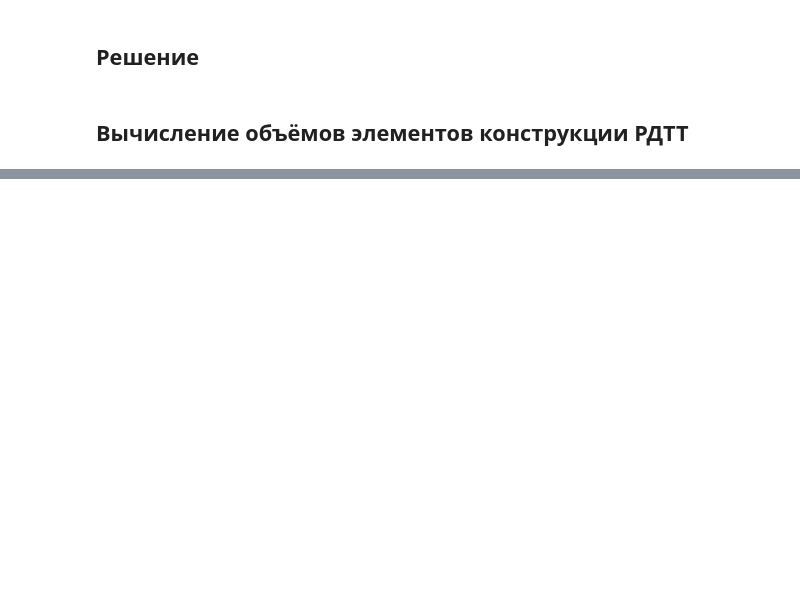
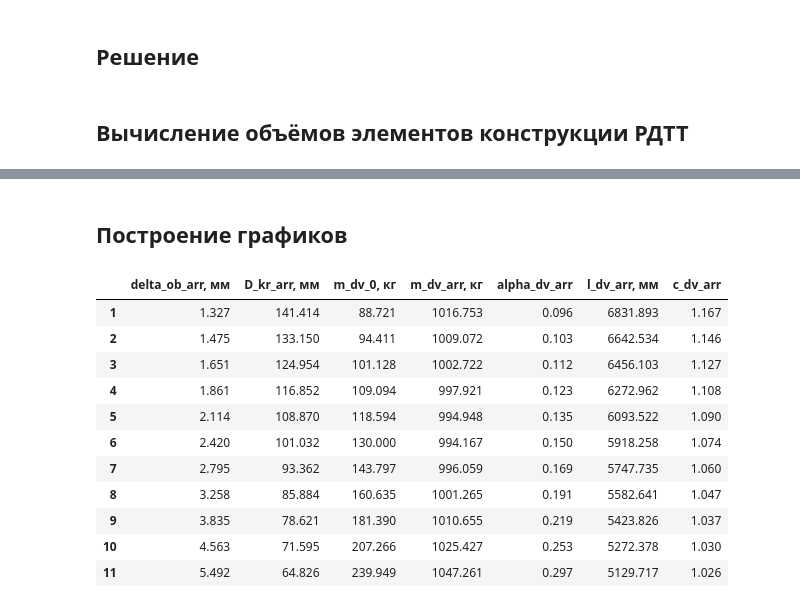
Before and after one commit to GarDeH/BRISO, a Jupyter notebook: DZ/DZ_BRISO.ipynb, the cells around one changed output, grey strips where cells are left out. Saved outputs shown, nothing was run; the diff lists cells and outputs as text; code cells hidden in the pictures; blank space fills up the shorter version.

```diff
--- a/DZ/DZ_BRISO.ipynb
+++ b/DZ/DZ_BRISO.ipynb
@@ -530,24 +529,19 @@ def u(p):
 # %% [markdown]
 ## Решение
 # %%
-p_50 = p_nom * np.exp((D_t * (T_0 - T_ref)) / (1-nu)) * \
-    fi_kappa(kappa) ** (1 / (1-nu))
+p_50 = p_nom_fit * np.exp((D_t * (T_0 - T_ref)) / (1-nu)) * \
+    1 ** (1 / (1-nu))
 
-p_p = p_50 * sigma_vr / sigma_02 * k_1 * k_2 * etta
+p_p_arr = p_50 * sigma_vr / sigma_02 * k_1 * k_2 * etta
 
 b = D_n / 4
 
-delta_ob = D_n / 2 * p_p / sigma_vr * ((D_n / b)**2/24 + 1 / 3)
+delta_ob_arr = D_n / 2 * p_p_arr / sigma_vr
 
-D_a = np.sqrt(4 / np.pi * f_a * F_m)
+delta_dn_arr = D_n / 2 * p_p_arr / sigma_vr * ((D_n / b)**2/24 + 1 / 3)
 
-D_kr = D_a / np.sqrt(v_a)
+D_a_arr = np.sqrt(4 / np.pi * f_a_fit * F_m *1e6)
 
-m_dv_0 = sum(ro * V)
-
-m_dv = m_dv_0 + omega
-alpha_dv = m_dv_0 / omega
-l_dv = b + b * np.sqrt(1 - (D_v0 / D_n)**2) + l_ob + (D_vh - D_kr) / \
-    (2 * np.tan(tetta_1)) + l_st + (D_a - D_kr) / (2 * np.tan(tetta_2))
+D_kr_arr = D_a_arr / np.sqrt(v_a_fit)
 # %% [markdown]
 ## Вычисление объёмов элементов конструкции РДТТ
@@ -677,0 +689,55 @@ print(V_dn_1)
+# %% [markdown]
+## Построение графиков
+# %%
+ro_kor_arr = np.array([7800 * 1e-9]*11)
+ro_zks_arr = np.array([ro_zks * 1e-9]*11)
+ro_p_arr = np.array([ro_p * 1e-9]*11)
+ro_vks_arr = np.array([ro_vks * 1e-9]*11)
+ro_ps_arr = np.array([ro_ps * 1e-9]*11)
+ro_cil = np.array([ro_kor_arr, ro_zks_arr])
+ro_dn_1 = np.array([ro_kor_arr, ro_p_arr])
+ro_dn_2 = np.array([ro_kor_arr, ro_p_arr])
+ro_st = np.array([ro_kor_arr, ro_vks_arr])
+ro_kon_1 = np.array([ro_kor_arr, ro_ps_arr])
+ro_kon_2 = np.array([ro_kor_arr, ro_ps_arr])
+ro = np.array([ro_cil, ro_dn_1, ro_dn_2, ro_st, ro_kon_1, ro_kon_2])
+V = np.array([V_cil, V_dn_1, V_dn_2, V_st, V_kon_1, V_kon_2])
+m_dv_i = ro * V
+m_dv_zer = [[0] for i in range(len(ro_kor_arr))]
+for i in range(len(V)):
+    m_dv_zer[i] = m_dv_i[i][0] + m_dv_i[i][1]
+m_dv_0 = sum(m_dv_zer)
+
+m_dv_arr = m_dv_0 + omega_arr
+alpha_dv_arr = m_dv_0 / omega_arr
+l_dv_arr = b + b * np.sqrt(1 - (D_vh / D_n)**2) + l_ob_arr + (D_vh - D_kr) / \
+    (2 * np.tan(tetta_1)) + l_ob_arr + (D_a_arr - D_kr) / (2 * np.tan(tetta_2))
+
+# определение критерия
+c_dv_arr = np.sqrt(m_dv_arr / min(m_dv_arr) * l_dv_arr / min(l_dv_arr))
+c_dv_opt = min(c_dv_arr)
+m_dv_opt = m_dv_arr[c_dv_opt == c_dv_arr]
+l_dv_opt = l_dv_arr[c_dv_opt == c_dv_arr]
+p_nom_opt = p_nom_arr[c_dv_opt == c_dv_arr]
+
+data_3 = [np.round(delta_ob_arr, 3), np.round(D_kr_arr, 3), np.round(m_dv_0, 3), np.round(
+    m_dv_arr, 3), np.round(alpha_dv_arr, 3), np.round(l_dv_arr, 3), np.round(c_dv_arr, 3)]
+data_3_show = pd.DataFrame(data_3, index=["delta_ob_arr, мм", "D_kr_arr, мм", "m_dv_0, кг", "m_dv_arr, кг",
+                                          "alpha_dv_arr", "l_dv_arr, мм", "c_dv_arr"], columns=[i for i in range(1, len(e_d_fit)+1)]).T
+# pd.set_option('display.float_format', '{:.5}'.format)
+display(data_3_show)
+
+# data_3_show.to_excel('data_3.xlsx')
+# %% [output]
+|  | delta_ob_arr, мм | D_kr_arr, мм | m_dv_0, кг | m_dv_arr, кг | alpha_dv_arr | l_dv_arr, мм | c_dv_arr |
+| 1 | 1.327 | 141.414 | 88.721 | 1016.753 | 0.096 | 6831.893 | 1.167 |
+| 2 | 1.475 | 133.150 | 94.411 | 1009.072 | 0.103 | 6642.534 | 1.146 |
+| 3 | 1.651 | 124.954 | 101.128 | 1002.722 | 0.112 | 6456.103 | 1.127 |
+| 4 | 1.861 | 116.852 | 109.094 | 997.921 | 0.123 | 6272.962 | 1.108 |
+| 5 | 2.114 | 108.870 | 118.594 | 994.948 | 0.135 | 6093.522 | 1.090 |
+| 6 | 2.420 | 101.032 | 130.000 | 994.167 | 0.150 | 5918.258 | 1.074 |
+| 7 | 2.795 | 93.362 | 143.797 | 996.059 | 0.169 | 5747.735 | 1.060 |
+| 8 | 3.258 | 85.884 | 160.635 | 1001.265 | 0.191 | 5582.641 | 1.047 |
+| 9 | 3.835 | 78.621 | 181.390 | 1010.655 | 0.219 | 5423.826 | 1.037 |
+| 10 | 4.563 | 71.595 | 207.266 | 1025.427 | 0.253 | 5272.378 | 1.030 |
+| 11 | 5.492 | 64.826 | 239.949 | 1047.261 | 0.297 | 5129.717 | 1.026 |
```
Also changed, not shown: parts of 10 cells of this notebook, 22 other files.
